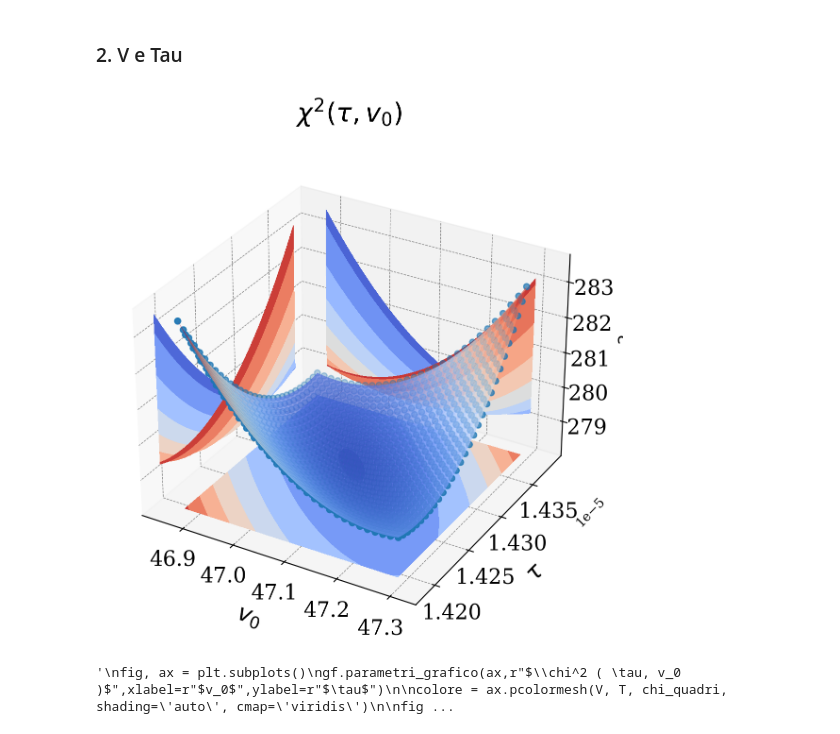
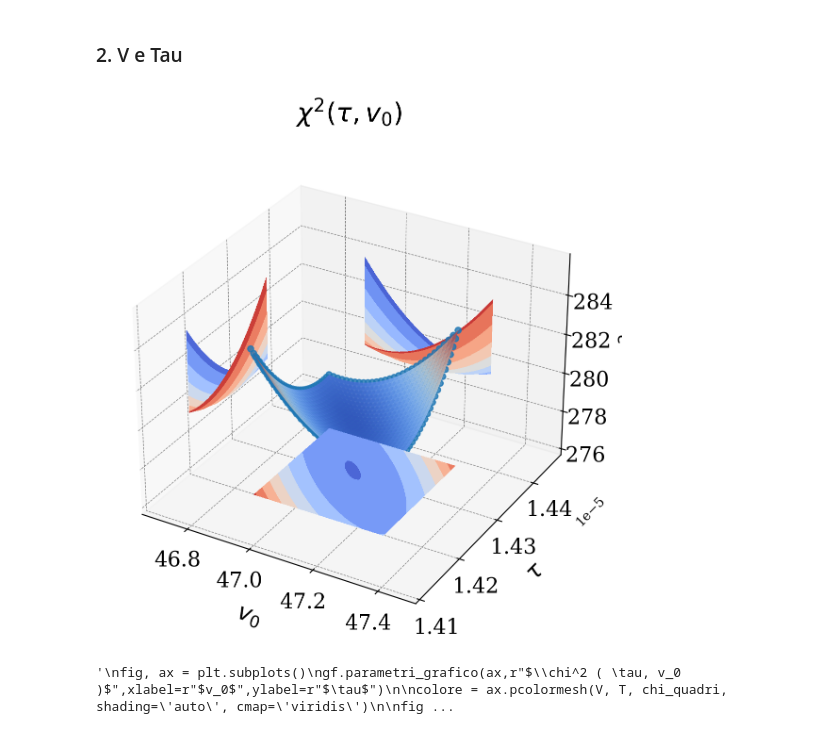
Before and after one commit to nichettg/Codici, a Jupyter notebook: 5. RLC Dominio Tempo/grafici_chi.ipynb, the cells around one changed output. Saved outputs shown, nothing was run; the diff lists cells and outputs as text; code cells hidden in the pictures.

```diff
--- a/5. RLC Dominio Tempo/grafici_chi.ipynb
+++ b/5. RLC Dominio Tempo/grafici_chi.ipynb
@@ -3,8 +3,8 @@
 # %%
 def percento(vals, percento):
     f1, f2 = vals
-    media = (f1 + f2) / 2
-    incremento = media * percento / 100
+    delta = abs(f1 - f2)
+    incremento = delta * percento / 100
     return [f1 - incremento, f2 + incremento]
 # %%
 def chi_quadro(xdata,ydata,par,modello):
@@ -100,29 +100,29 @@ for i in range(V.shape[0]):
         parametri = [V[i, j], anal[1][0], T[i, j]]
         chi_quadri[i, j] = chi_quadro(xdata, ydata, parametri, modello)
 # %%
-zoom = 0.1
+zoom = 50
 
-xlim = [v0 - s_v, v0 + s_v]
-ylim = [tau0 - s_tau, tau0 + s_tau]
-zlim = [chi_quadri.min(), chi_quadri.max()]
-xlim = percento(xlim, zoom)
-ylim = percento(ylim, zoom)
-zlim = percento(zlim, zoom)
+x = [v0 - s_v, v0 + s_v]
+y = [tau0 - s_tau, tau0 + s_tau]
+z = [chi_quadri.min(), chi_quadri.max()]
+xlim = percento(x, zoom)
+ylim = percento(y, zoom)
+zlim = percento(z, zoom)
 # %%
 fig = plt.figure()
 
 ax1 = fig.add_subplot(1,1,1, projection='3d')
 gf.parametri_grafico(ax1,r"$\chi^2 ( \tau, v_0 )$",xlabel=r"$v_0$",ylabel=r"$\tau$",zlabel=r"$\chi^2$",tridimensionale=True)
-ax1.scatter(V, T, chi_quadri)
+ax1.scatter(V, T, chi_quadri, **gf.scatter_params)
 ax1.plot_surface(V, T, chi_quadri, cmap='coolwarm', alpha=0.7)
 ax1.contourf(V, T, chi_quadri, zdir='x', offset=xlim[0], cmap='coolwarm')
 ax1.contourf(V, T, chi_quadri, zdir='y', offset=ylim[1], cmap='coolwarm')
 ax1.contourf(V, T, chi_quadri, zdir='z', offset=zlim[0], cmap='coolwarm')
 ax1.set(xlim=xlim, ylim=ylim, zlim=zlim)
 
 gf.salva_grafico(fig,"Chi/v_tau_3d.pdf")
 # %% [output]
-[figure, old version]
+[figure, new version]
 # %%
 """
 fig, ax = plt.subplots()
```
Also changed, not shown: parts of 3 cells of this notebook, 2 other files.
